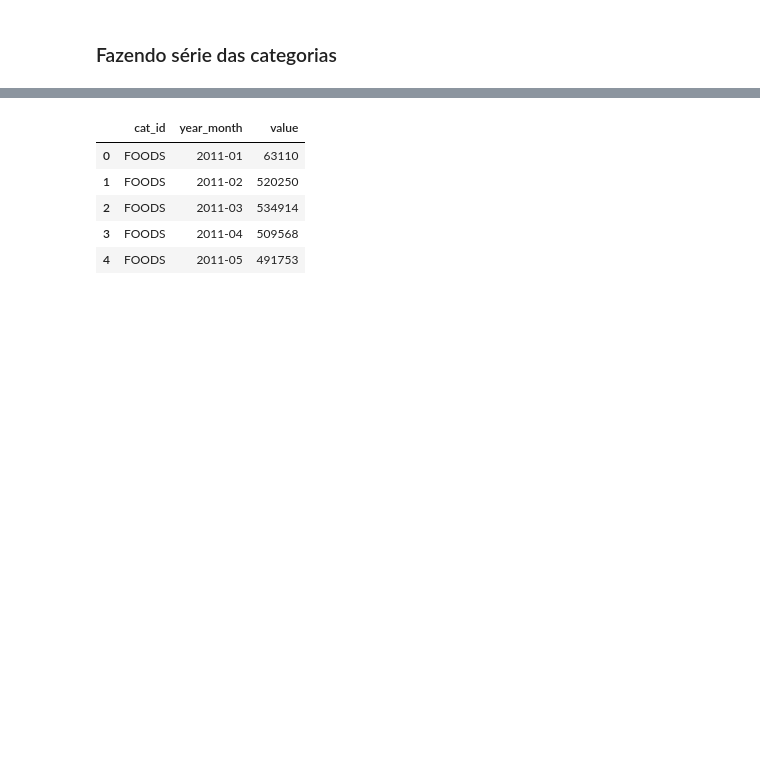
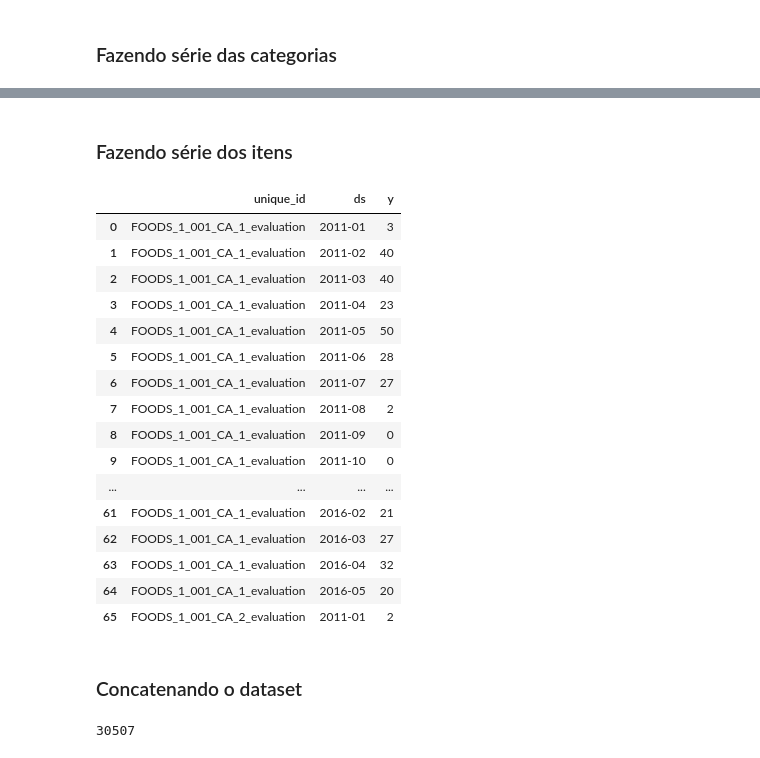
Before and after one commit to MateusVasc/Projeto-PET-Sauter, a Jupyter notebook: analise_exploratoria/separacao.ipynb, the cells around one changed output, grey strips where cells are left out. Drawn from its saved outputs; the diff is of its cells as text; code cells hidden in the pictures; blank space fills up the shorter version.

Commit message:
feat: finalização da separação das séries temporais

```diff
--- a/analise_exploratoria/separacao.ipynb
+++ b/analise_exploratoria/separacao.ipynb
@@ -4,6 +4,9 @@ import pyarrow as pa
 import pyarrow.parquet as pq
 import numpy as np
 import os
+# %%
+pd.set_option('display.max_columns', None)
+pd.set_option('display.max_rows', None)
 # %%
 path = '../data/M5_full.parquet'
 
@@ -144,9 +217,0 @@ df_category_income = pd.read_parquet(path_category_income)
-# %%
-df_category_income.head()
-# %% [output]
-|  | cat_id | year_month | value |
-| 0 | FOODS | 2011-01 | 63110 |
-| 1 | FOODS | 2011-02 | 520250 |
-| 2 | FOODS | 2011-03 | 534914 |
-| 3 | FOODS | 2011-04 | 509568 |
-| 4 | FOODS | 2011-05 | 491753 |
@@ -152,0 +220,31 @@ df_category_income.head()
+# %% [markdown]
+### Fazendo série dos itens
+# %%
+def make_item_income_series(df):
+    df_item_income = df[['id', 'value', 'year_month']]
+    df_item_income = df_item_income.groupby(['id', 'year_month'])['value'].sum().reset_index()
+    df_item_income.rename(columns={'value': 'y', 'year_month': 'ds', 'id': 'unique_id'}, inplace=True)
+    return df_item_income
+# %%
+df_itens = make_item_income_series(df)
+df_itens.head(66)
+# %% [output]
+|  | unique_id | ds | y |
+| 0 | FOODS_1_001_CA_1_evaluation | 2011-01 | 3 |
+| 1 | FOODS_1_001_CA_1_evaluation | 2011-02 | 40 |
+| 2 | FOODS_1_001_CA_1_evaluation | 2011-03 | 40 |
+| 3 | FOODS_1_001_CA_1_evaluation | 2011-04 | 23 |
+| 4 | FOODS_1_001_CA_1_evaluation | 2011-05 | 50 |
+| 5 | FOODS_1_001_CA_1_evaluation | 2011-06 | 28 |
+| 6 | FOODS_1_001_CA_1_evaluation | 2011-07 | 27 |
+| 7 | FOODS_1_001_CA_1_evaluation | 2011-08 | 2 |
+| 8 | FOODS_1_001_CA_1_evaluation | 2011-09 | 0 |
+| 9 | FOODS_1_001_CA_1_evaluation | 2011-10 | 0 |
+| ... | ... | ... | ... |
+| 61 | FOODS_1_001_CA_1_evaluation | 2016-02 | 21 |
+| 62 | FOODS_1_001_CA_1_evaluation | 2016-03 | 27 |
+| 63 | FOODS_1_001_CA_1_evaluation | 2016-04 | 32 |
+| 64 | FOODS_1_001_CA_1_evaluation | 2016-05 | 20 |
+| 65 | FOODS_1_001_CA_2_evaluation | 2011-01 | 2 |
+# %% [markdown]
+### Concatenando o dataset
@@ -152,0 +268,4 @@ df_category_income.head()
+# %%
+combined_df['unique_id'].nunique()
+# %% [output]
+30507
```
Also changed, not shown: parts of 36 cells of this notebook, 1 other file.
